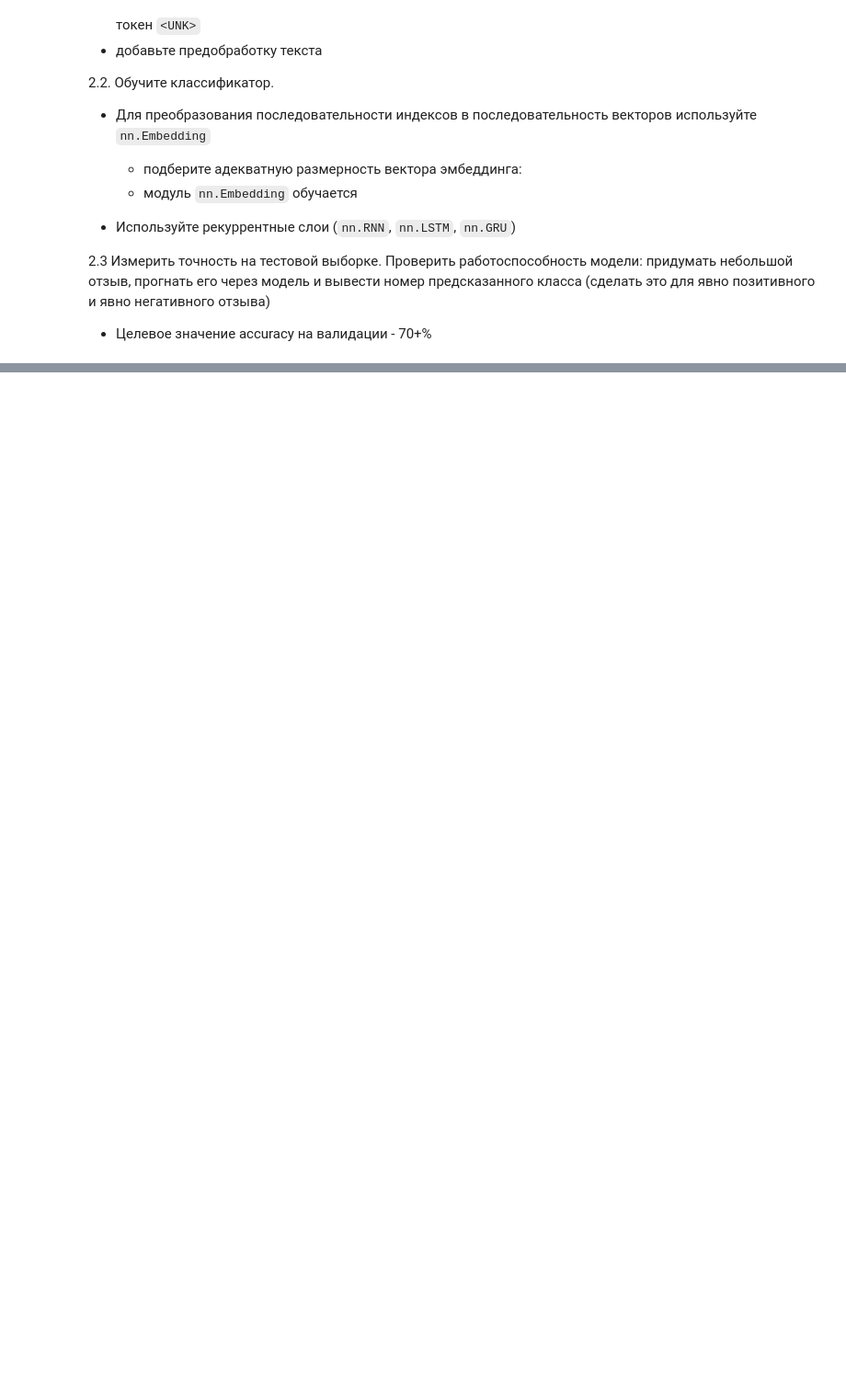
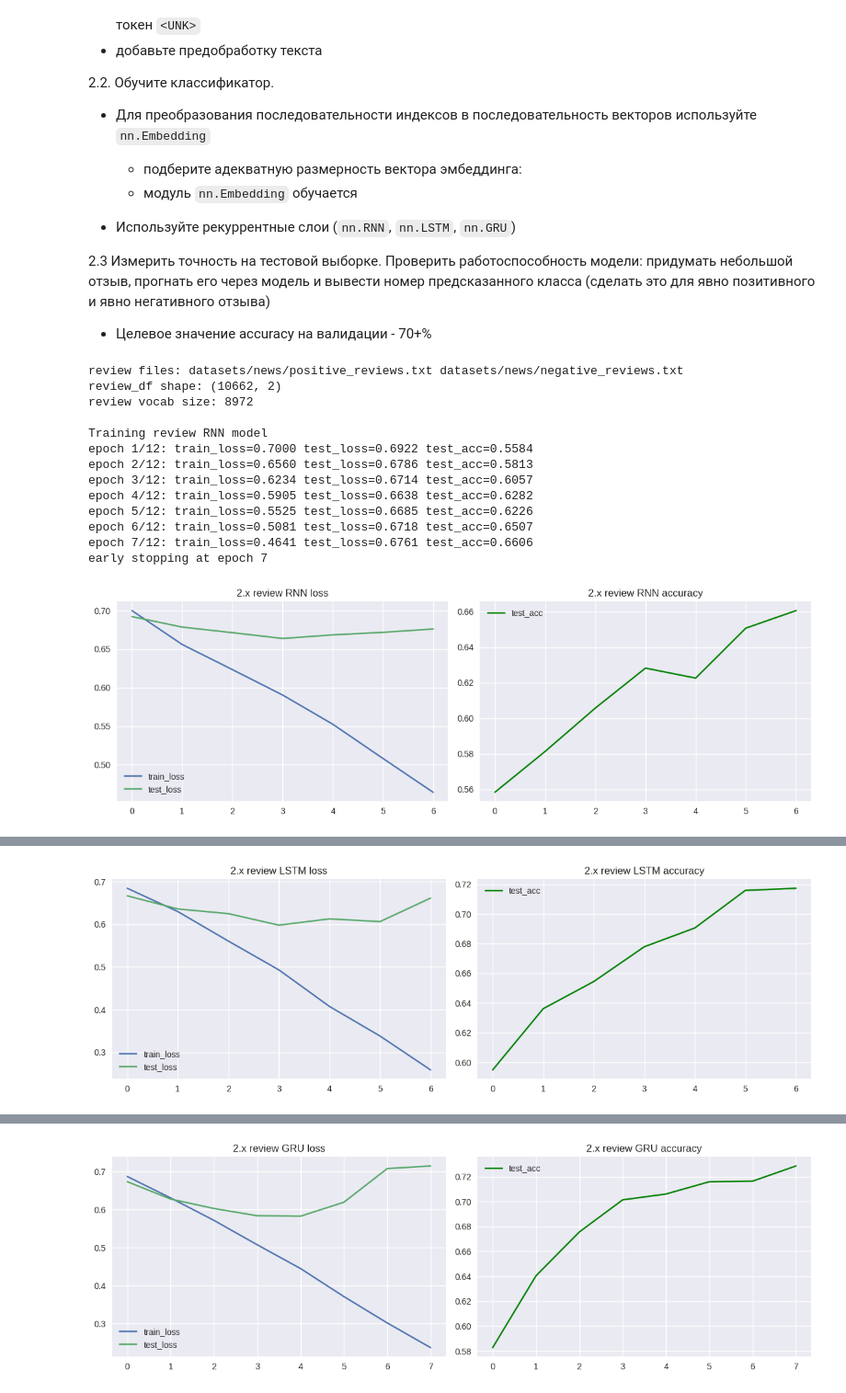
Before and after one commit to sowwds/mirea_lab, a Jupyter notebook: 6 sem/algo-ml/Текущий контроль 11-12/Задание.ipynb, the cells around one changed output, grey strips where cells are left out. Shown at 92% size. Drawn from its saved outputs; the diff is of its cells as text; code cells hidden in the pictures; blank space fills up the shorter version.

```diff
--- a/6 sem/algo-ml/Текущий контроль 11-12/Задание.ipynb
+++ b/6 sem/algo-ml/Текущий контроль 11-12/Задание.ipynb
@@ -71,3 +720,78 @@ class RNN(nn.Module):
 
 2.3 Измерить точность на тестовой выборке. Проверить работоспособность модели: придумать небольшой отзыв, прогнать его через модель и вывести номер предсказанного класса (сделать это для явно позитивного и явно негативного отзыва)
 * Целевое значение accuracy на валидации - 70+%
+# %%
+review_df, review_vocab, review_train_loader, review_test_loader, review_train_df, review_test_df = prepare_review_loaders(batch_size=128, min_freq=2, max_len=80)
+print('review vocab size:', len(review_vocab))
+criterion = nn.CrossEntropyLoss()
+review_results = {}
+best_review_state = None
+best_name_2 = None
+best_acc_2 = -1.0
+
+for rnn_type in ['rnn', 'lstm', 'gru']:
+    model = BuiltinRNNClassifier(
+        vocab_size=len(review_vocab),
+        emb_dim=128,
+        hidden_size=128,
+        num_classes=2,
+        pad_idx=review_vocab.pad_idx,
+        rnn_type=rnn_type,
+    ).to(device)
+    optimizer = optim.Adam(model.parameters(), lr=1e-3, weight_decay=1e-4)
+    print(f'\nTraining review {rnn_type.upper()} model')
+    history = train_classifier(model, review_train_loader, review_test_loader, criterion, optimizer, epochs=12, device=device, patience=3, min_delta=1e-3)
+    plot_history(history, f'2.x review {rnn_type.upper()}')
+    loss, acc = evaluate_classifier(model, review_test_loader, criterion, device)
+    review_results[rnn_type] = {'loss': loss, 'acc': acc}
+    print(f'review {rnn_type.upper()} accuracy: {acc:.4f}')
+    if acc > best_acc_2:
+        best_name_2 = rnn_type
+        best_acc_2 = acc
+        best_review_state = {k: v.detach().cpu().clone() for k, v in model.state_dict().items()}
+    model.cpu()
+    clear_memory(model, optimizer)
+
+print('2.x summary:')
+for name, metrics in review_results.items():
+    print(name.upper(), metrics)
+
+best_model = BuiltinRNNClassifier(
+    vocab_size=len(review_vocab),
+    emb_dim=128,
+    hidden_size=128,
+    num_classes=2,
+    pad_idx=review_vocab.pad_idx,
+    rnn_type=best_name_2,
+).to(device)
+best_model.load_state_dict(best_review_state)
+review_loss, review_acc = evaluate_classifier(best_model, review_test_loader, criterion, device)
+print('Best review model:', best_name_2.upper())
+print('Review classifier accuracy:', review_acc)
+
+sample_positive = 'this film is touching, smart and beautifully acted'
+sample_negative = 'the movie is boring, messy and painfully slow'
+show_review_predictions(best_model, review_vocab, [sample_positive, sample_negative])
+
+real_examples = review_test_df.sample(5, random_state=SEED)
+for _, row in real_examples.iterrows():
+    text = row['text']
+    true_label = int(row['label'])
+    show_review_predictions(best_model, review_vocab, [text])
+    print('true_label =', true_label)
+    print('---')
+# %% [output]
+review files: datasets/news/positive_reviews.txt datasets/news/negative_reviews.txt
+review_df shape: (10662, 2)
+review vocab size: 8972
+
+Training review RNN model
+epoch 1/12: train_loss=0.7000 test_loss=0.6922 test_acc=0.5584
+epoch 2/12: train_loss=0.6560 test_loss=0.6786 test_acc=0.5813
+epoch 3/12: train_loss=0.6234 test_loss=0.6714 test_acc=0.6057
+epoch 4/12: train_loss=0.5905 test_loss=0.6638 test_acc=0.6282
+epoch 5/12: train_loss=0.5525 test_loss=0.6685 test_acc=0.6226
+epoch 6/12: train_loss=0.5081 test_loss=0.6718 test_acc=0.6507
+epoch 7/12: train_loss=0.4641 test_loss=0.6761 test_acc=0.6606
+early stopping at epoch 7
+[figure, added]
@@ -73,0 +809 @@ class RNN(nn.Module):
+[figure, added]
@@ -73,0 +822 @@ class RNN(nn.Module):
+[figure, added]
```
Also changed, not shown: parts of 9 cells of this notebook, 13 other files.
